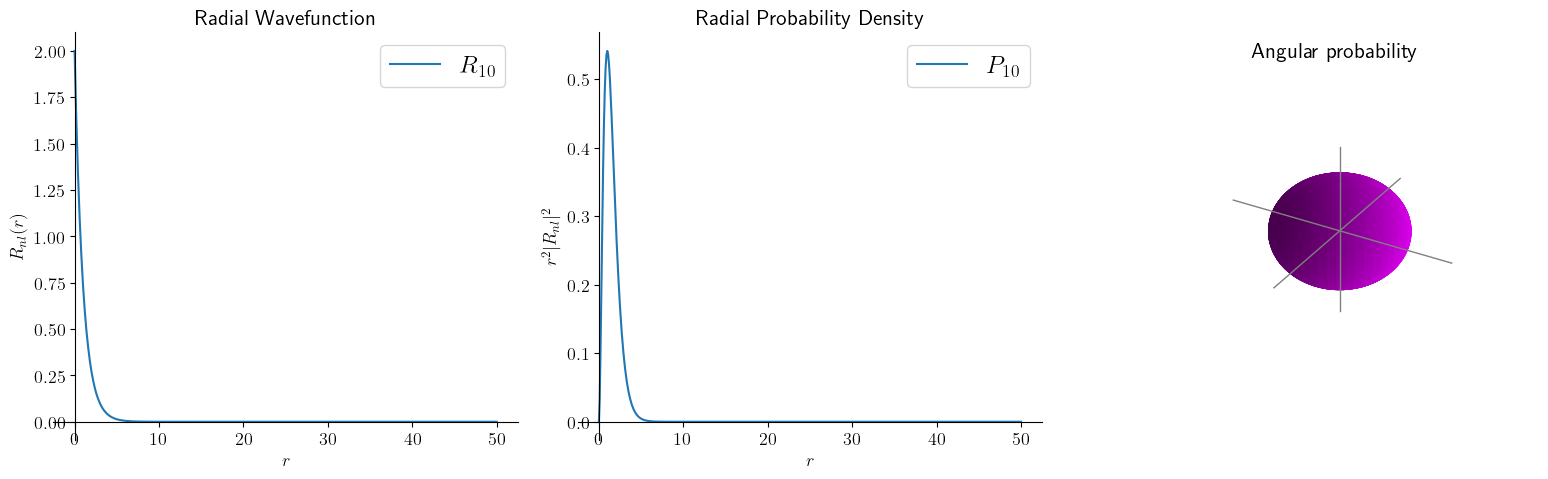
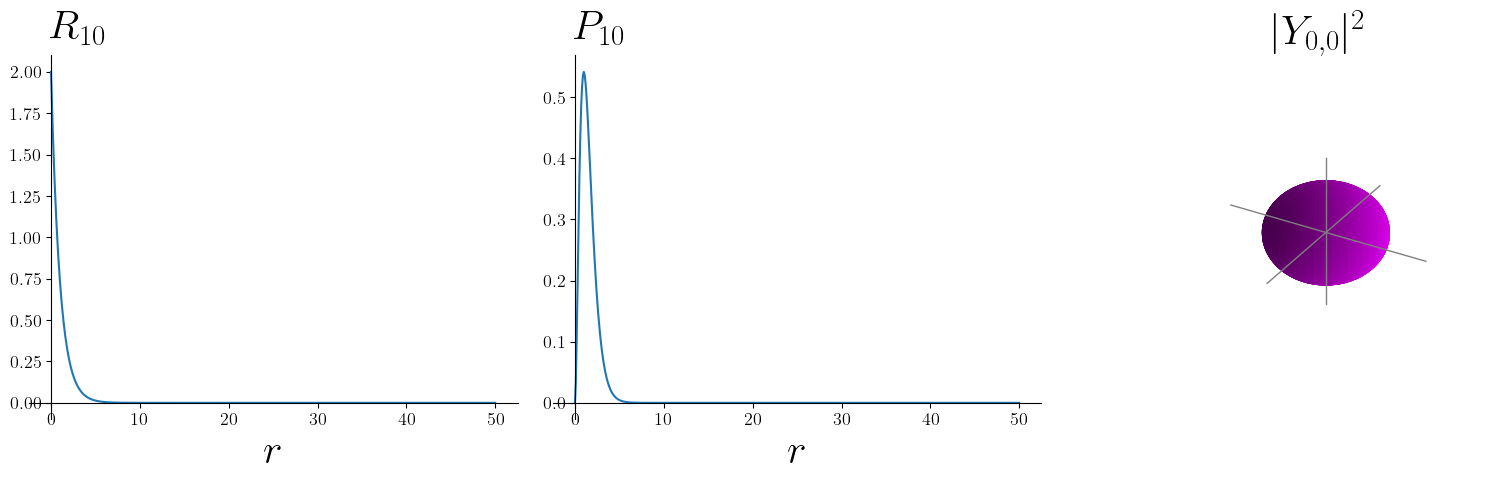
The notebook cell's code change between the first figure and the second:
--- before
+++ after
@@ -17,9 +17,7 @@
             ax1 = plt.subplot(1,3,1)
             R = R_nl(r, n, l)
-            ax1.plot(r, R, label=rf"$R_{{{n}{l}}}$")
-            ax1.set_xlabel(r"$r$")
-            ax1.set_ylabel(r"$R_{nl}(r)$")
-            ax1.set_title("Radial Wavefunction")
-            ax1.legend()
+            ax1.plot(r, R)
+            ax1.set_xlabel(r"$r$",fontsize=30)
+            ax1.text(-0.2, R.max()*1.1, rf"$R_{{{n}{l}}}$",fontsize=30)
             customize_axes(ax1)
             
@@ -27,9 +25,7 @@
             ax2 = plt.subplot(1,3,2)
             P = r**2 * np.abs(R)**2
-            ax2.plot(r, P, label=rf"$P_{{{n}{l}}}$")
-            ax2.set_xlabel(r"$r$")
-            ax2.set_ylabel(r"$r^2 |R_{nl}|^2$")
-            ax2.set_title("Radial Probability Density")
-            ax2.legend()
+            ax2.plot(r, P)
+            ax2.set_xlabel(r"$r$",fontsize=30)
+            ax2.text(-0.2, P.max()*1.1, rf"$P_{{{n}{l}}}$",fontsize=30)
             customize_axes(ax2)
 
@@ -37,5 +33,5 @@
             ax3  = plt.subplot(1,3,3, projection='3d')
             plot_Y(ax3, n-1, l)
-            ax3.set_title("Angular probability")
+
             plt.tight_layout()
             plt.show()

Commit: Add files via upload